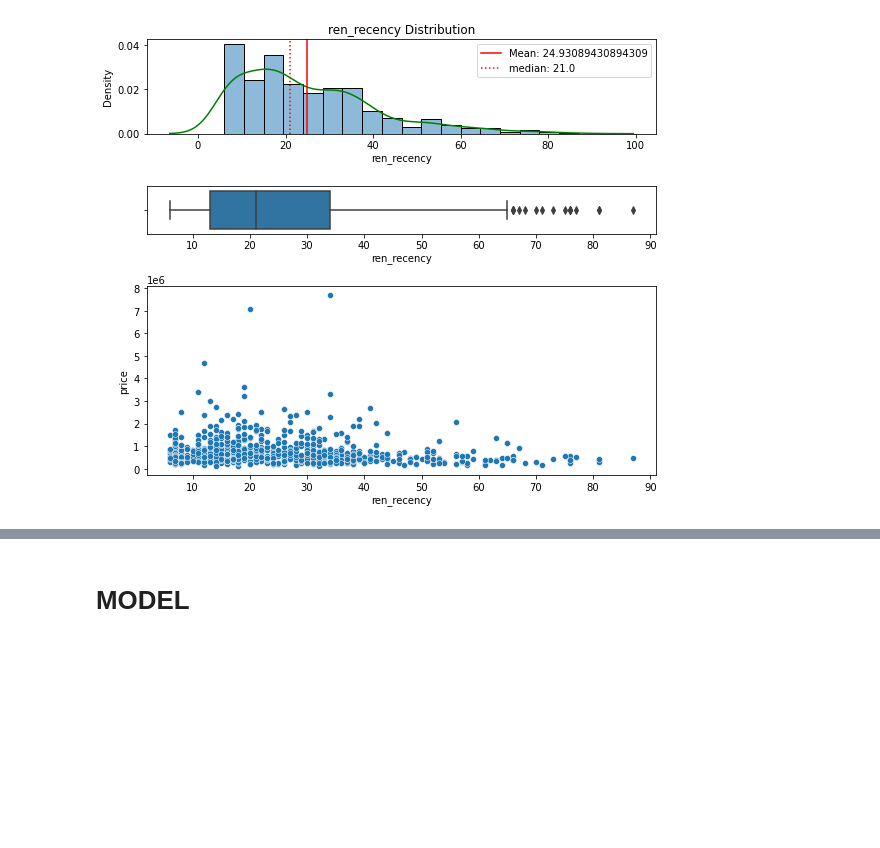
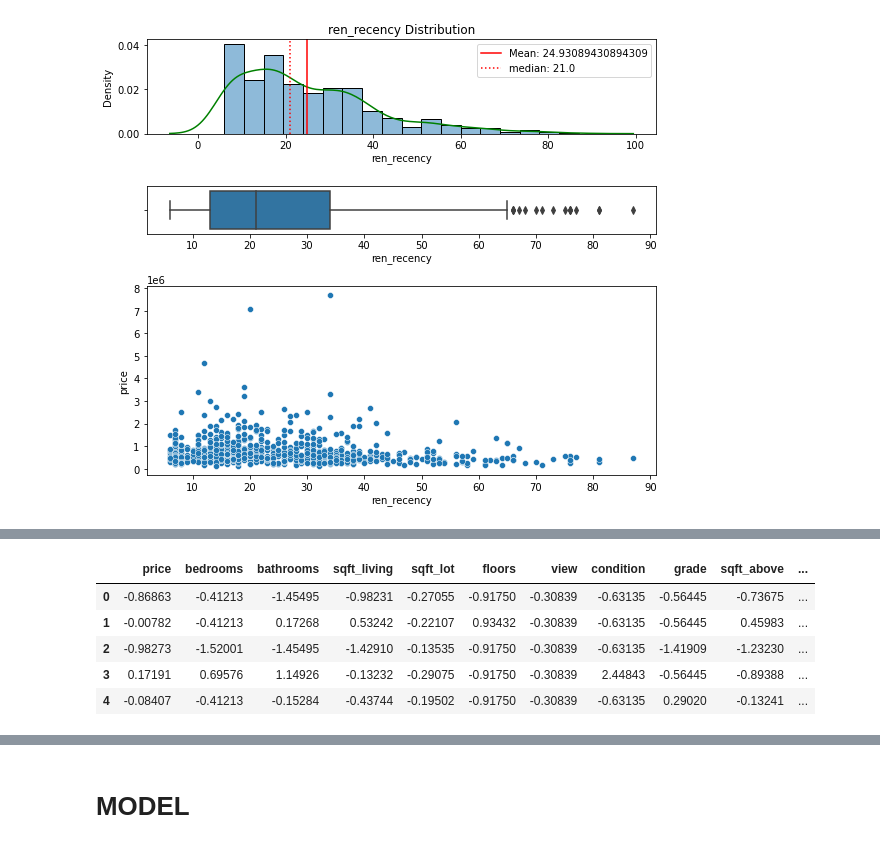
Before and after one commit to kuninethan95/dsc-phase-2-project, a Jupyter notebook: index_OSEMN_plus_mvp.ipynb, the cells around one changed output, grey strips where cells are left out. Drawn from its saved outputs; the diff is of its cells as text; code cells hidden in the pictures; blank space fills up the shorter version.

```diff
--- a/index_OSEMN_plus_mvp.ipynb
+++ b/index_OSEMN_plus_mvp.ipynb
@@ -1006,0 +1064,9 @@ Name: sqft_basement, dtype: int64
+# %%
+df_model.head()
+# %% [output]
+|  | price | bedrooms | bathrooms | sqft_living | sqft_lot | floors | view | condition | grade | sqft_above | ... |
+| 0 | -0.86863 | -0.41213 | -1.45495 | -0.98231 | -0.27055 | -0.91750 | -0.30839 | -0.63135 | -0.56445 | -0.73675 | ... |
+| 1 | -0.00782 | -0.41213 | 0.17268 | 0.53242 | -0.22107 | 0.93432 | -0.30839 | -0.63135 | -0.56445 | 0.45983 | ... |
+| 2 | -0.98273 | -1.52001 | -1.45495 | -1.42910 | -0.13535 | -0.91750 | -0.30839 | -0.63135 | -1.41909 | -1.23230 | ... |
+| 3 | 0.17191 | 0.69576 | 1.14926 | -0.13232 | -0.29075 | -0.91750 | -0.30839 | 2.44843 | -0.56445 | -0.89388 | ... |
+| 4 | -0.08407 | -0.41213 | -0.15284 | -0.43744 | -0.19502 | -0.91750 | -0.30839 | -0.63135 | 0.29020 | -0.13241 | ... |
```
Also changed, not shown: parts of 18 cells of this notebook.
